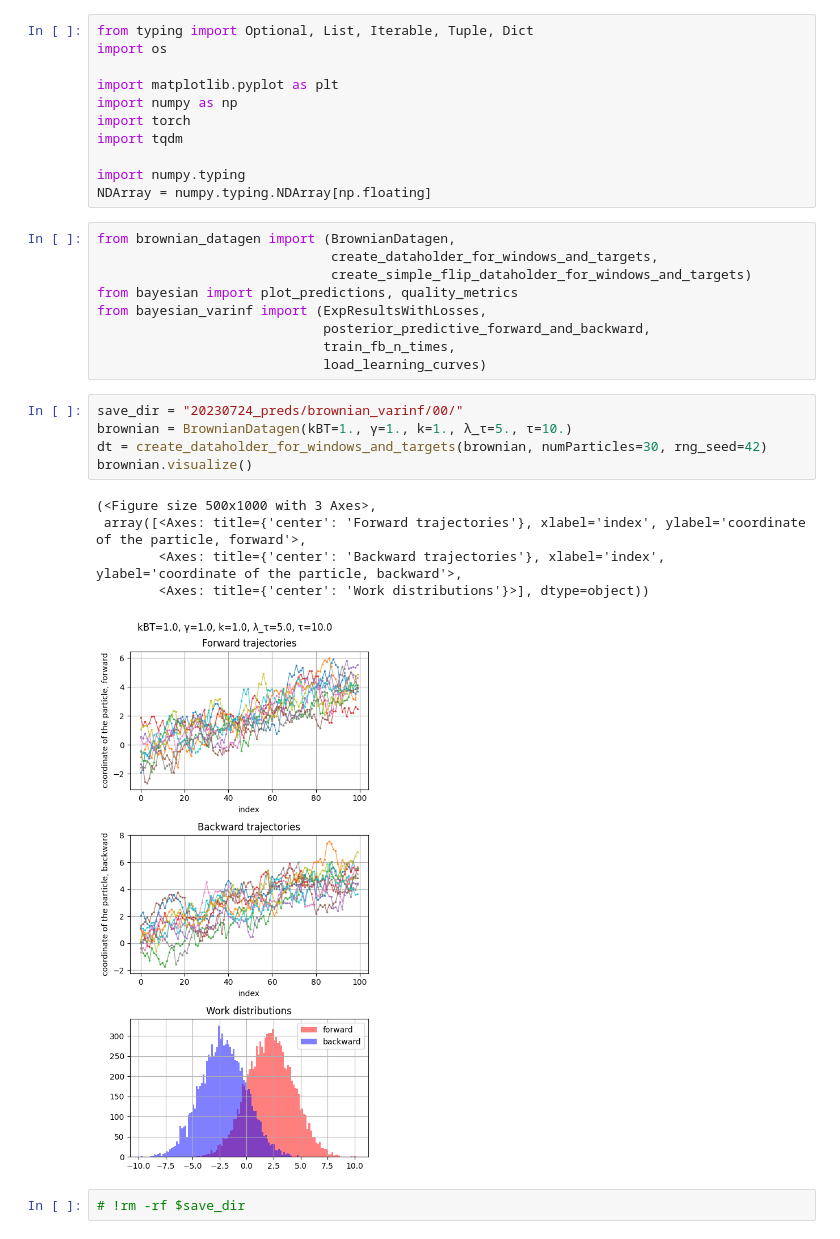
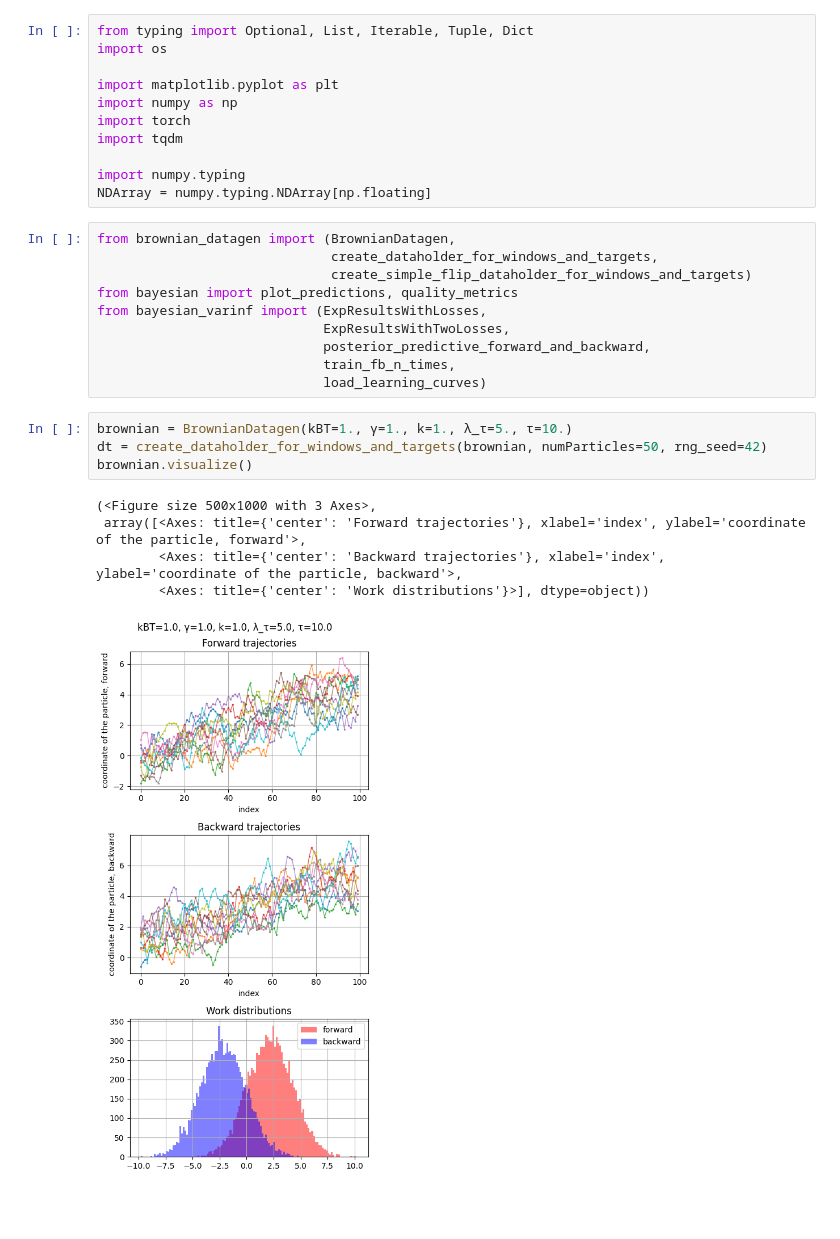
Before and after one commit to mathymess/reversibility-of-processes, a Jupyter notebook: bayesian_brownian_varinf.ipynb, the cells around one changed output. Saved outputs shown, nothing was run; the diff lists cells and outputs as text; blank space fills up the shorter version.

```diff
--- a/bayesian_brownian_varinf.ipynb
+++ b/bayesian_brownian_varinf.ipynb
@@ -15,19 +15,17 @@ from brownian_datagen import (BrownianDatagen,
                               create_simple_flip_dataholder_for_windows_and_targets)
 from bayesian import plot_predictions, quality_metrics
 from bayesian_varinf import (ExpResultsWithLosses,
+                             ExpResultsWithTwoLosses,
                              posterior_predictive_forward_and_backward,
                              train_fb_n_times,
                              load_learning_curves)
 # %%
-save_dir = "20230724_preds/brownian_varinf/00/"
 brownian = BrownianDatagen(kBT=1., γ=1., k=1., λ_τ=5., τ=10.)
-dt = create_dataholder_for_windows_and_targets(brownian, numParticles=30, rng_seed=42)
+dt = create_dataholder_for_windows_and_targets(brownian, numParticles=50, rng_seed=42)
 brownian.visualize()
 # %% [output]
 (<Figure size 500x1000 with 3 Axes>,
  array([<Axes: title={'center': 'Forward trajectories'}, xlabel='index', ylabel='coordinate of the particle, forward'>,
         <Axes: title={'center': 'Backward trajectories'}, xlabel='index', ylabel='coordinate of the particle, backward'>,
         <Axes: title={'center': 'Work distributions'}>], dtype=object))
-[figure, old version]
+[figure, new version]
-# %%
-# !rm -rf $save_dir
```
Also changed, not shown: parts of 18 cells of this notebook.
